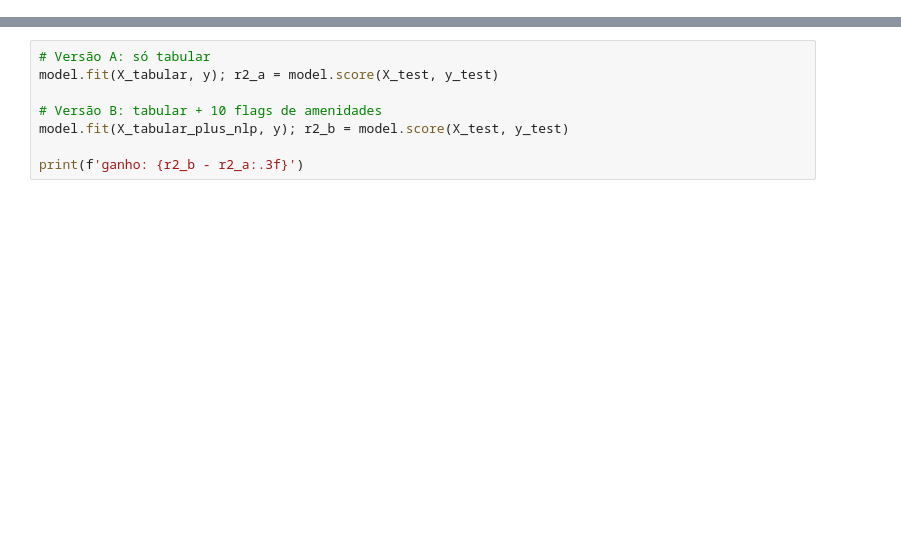
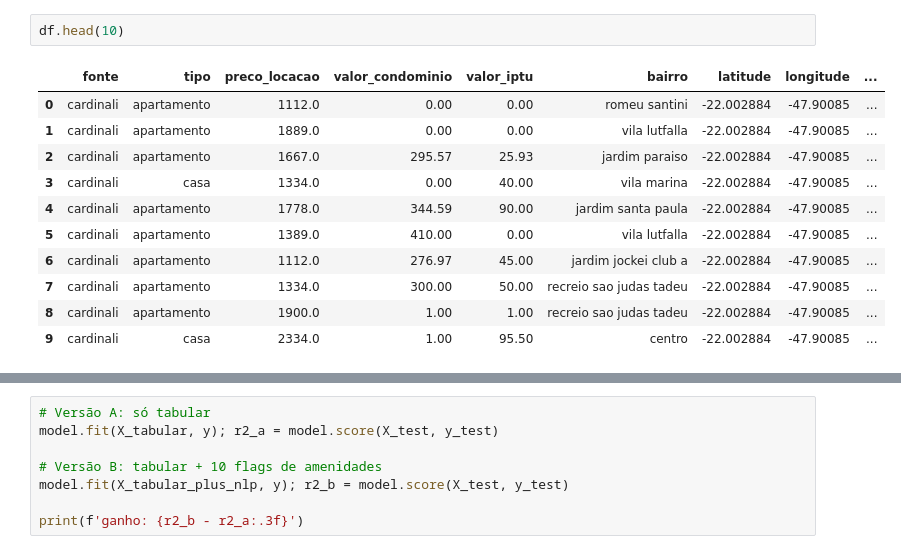
Before and after one commit to decker12w/am, a Jupyter notebook: pre_processing/notebook.ipynb, the cells around one changed output, grey strips where cells are left out. Cells and saved outputs as stored; diff of their text form; blank space fills up the shorter version.

```diff
--- a/pre_processing/notebook.ipynb
+++ b/pre_processing/notebook.ipynb
@@ -27,0 +188,14 @@ df.iloc[0]
+# %%
+df.head(10)
+# %% [output]
+|  | fonte | tipo | preco_locacao | valor_condominio | valor_iptu | bairro | latitude | longitude | ... |
+| 0 | cardinali | apartamento | 1112.0 | 0.00 | 0.00 | romeu santini | -22.002884 | -47.90085 | ... |
+| 1 | cardinali | apartamento | 1889.0 | 0.00 | 0.00 | vila lutfalla | -22.002884 | -47.90085 | ... |
+| 2 | cardinali | apartamento | 1667.0 | 295.57 | 25.93 | jardim paraiso | -22.002884 | -47.90085 | ... |
+| 3 | cardinali | casa | 1334.0 | 0.00 | 40.00 | vila marina | -22.002884 | -47.90085 | ... |
+| 4 | cardinali | apartamento | 1778.0 | 344.59 | 90.00 | jardim santa paula | -22.002884 | -47.90085 | ... |
+| 5 | cardinali | apartamento | 1389.0 | 410.00 | 0.00 | vila lutfalla | -22.002884 | -47.90085 | ... |
+| 6 | cardinali | apartamento | 1112.0 | 276.97 | 45.00 | jardim jockei club a | -22.002884 | -47.90085 | ... |
+| 7 | cardinali | apartamento | 1334.0 | 300.00 | 50.00 | recreio sao judas tadeu | -22.002884 | -47.90085 | ... |
+| 8 | cardinali | apartamento | 1900.0 | 1.00 | 1.00 | recreio sao judas tadeu | -22.002884 | -47.90085 | ... |
+| 9 | cardinali | casa | 2334.0 | 1.00 | 95.50 | centro | -22.002884 | -47.90085 | ... |
```
Also changed, not shown: parts of 9 cells of this notebook, 10 other files.
